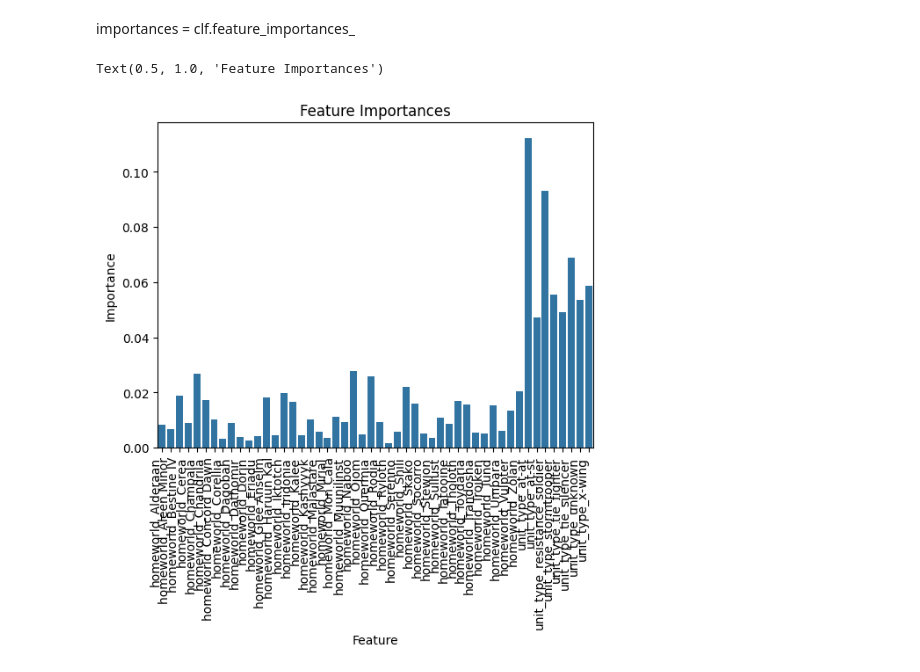
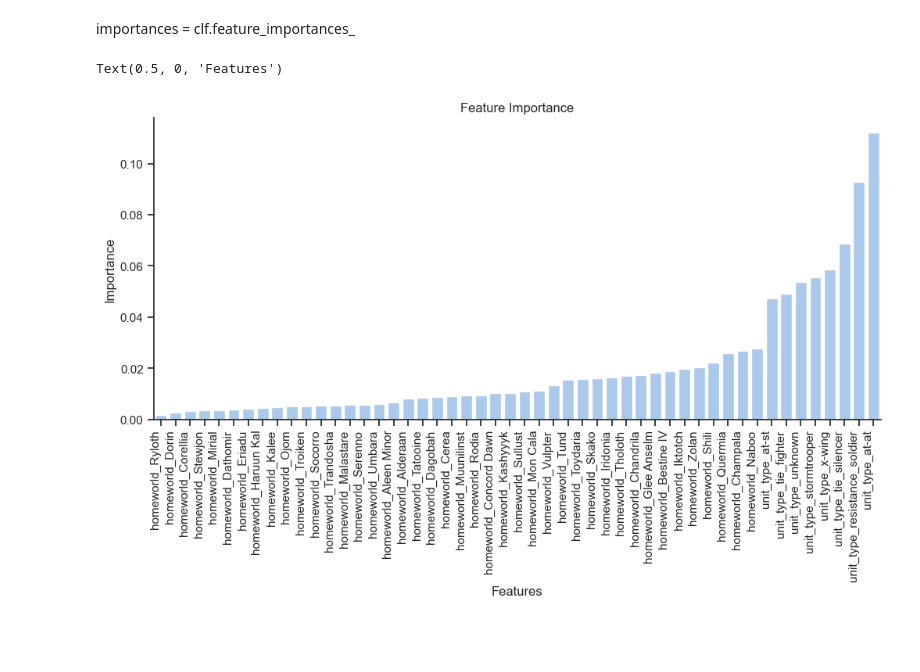
Before and after one commit to mpixton2/swapi3, a Jupyter notebook: script.ipynb, the cells around one changed output. Cells and saved outputs as stored; diff of their text form; code cells hidden in the pictures; blank space fills up the shorter version.

Commit message:
Added updated to plots

```diff
--- a/script.ipynb
+++ b/script.ipynb
@@ -66,0 +60,6 @@ Text(0.5, 1.0, 'Empire and Resistance Dist')
+# %%
+custom_params = {"axes.spines.right": False, "axes.spines.top": False}
+sns.set_theme(style="ticks", palette="pastel", rc=custom_params)
+sns.displot(x="empire_or_resistance", data=df )
+plt.pyplot.title("Empire and Resistance Distribution")
+plt.pyplot.xlabel("")
@@ -161,9 +163,12 @@ importances = clf.feature_importances_
 feature_importance = pd.DataFrame({'Feature': X_train.columns, 'Importance': importances})
 # %%
 feature_importance.sort_values(by=['Importance'])
-sns.barplot(x="Feature", y="Importance", data=feature_importance )
+# fet_order = feature_importance['Feature'].value_counts().index
+fig, ax = plt.pyplot.subplots(figsize=(12, 5))
+sns.barplot(x="Feature", y="Importance", data=feature_importance, order=feature_importance.sort_values('Importance').Feature )
 plt.pyplot.xticks(rotation=90, ha='right')
-plt.pyplot.title("Feature Importances")
+plt.pyplot.title("Feature Importance")
+plt.pyplot.xlabel("Features")
 # %% [output]
-Text(0.5, 1.0, 'Feature Importances')
+Text(0.5, 0, 'Features')
-[figure, old version]
+[figure, new version]
```
Also changed, not shown: parts of 3 cells of this notebook, 1 other file.
